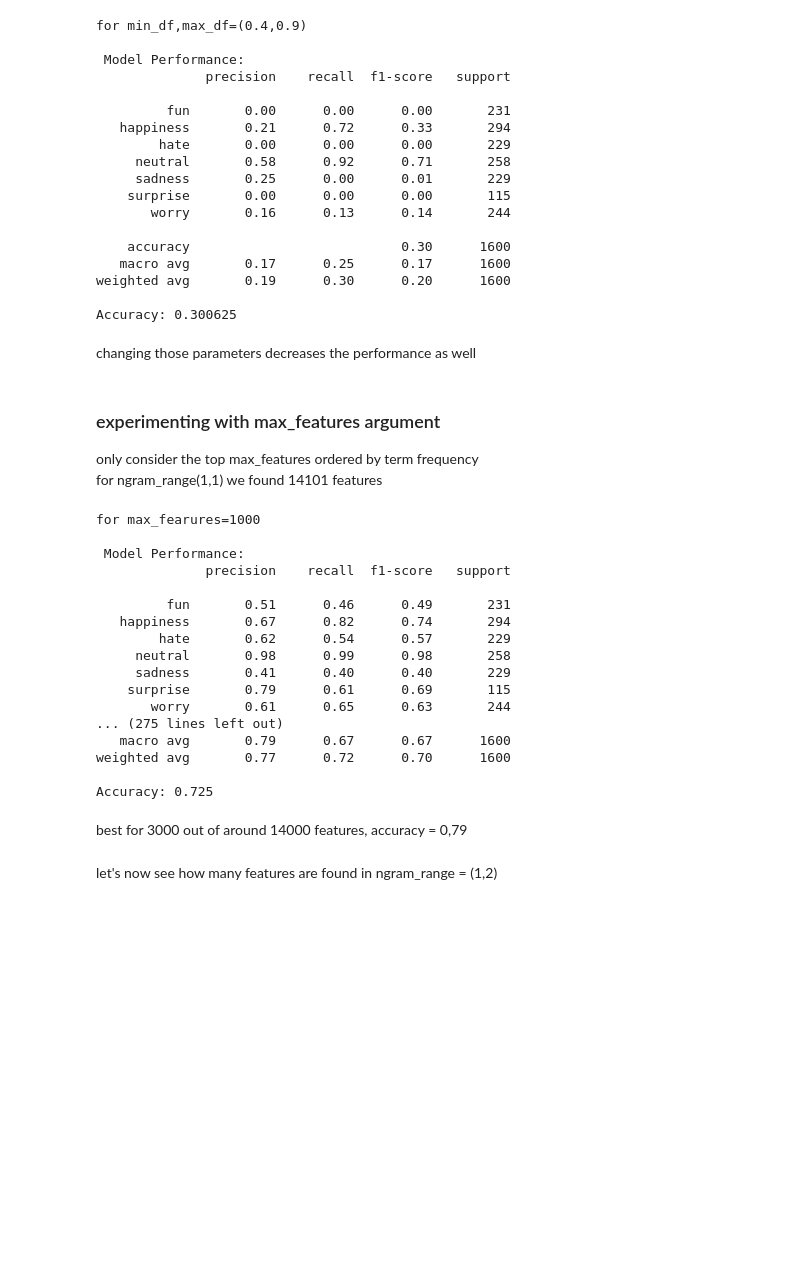
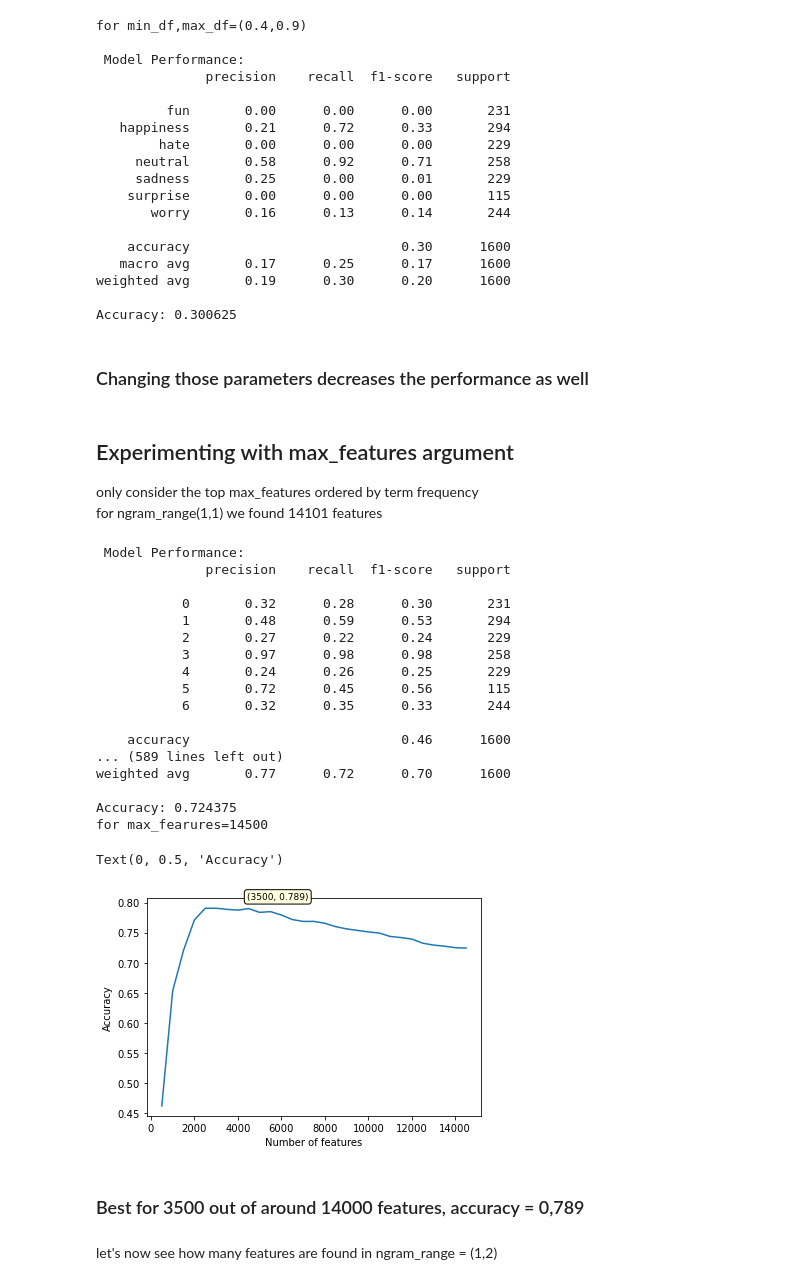
Before and after one commit to michalwietecki/text-emotion-classification, a Jupyter notebook: classification.ipynb, the cells around one changed output. Drawn from its saved outputs; the diff is of its cells as text; code cells hidden in the pictures; blank space fills up the shorter version.

Commit message:
classification visualization for BOW

```diff
--- a/classification.ipynb
+++ b/classification.ipynb
@@ -73,7 +87,9 @@ def model_evaluation(pipeline):
     y_pred = pipeline.predict(X_test)
     print("\n Model Performance:")
     print(classification_report(y_test, y_pred))
-    print("Accuracy:", accuracy_score(y_test, y_pred))
+    accuracy = accuracy_score(y_test, y_pred)
+    print("Accuracy:", accuracy)
+    return accuracy
 # %% [markdown]
 # Multinomial Naive Bayes with various vectorization techniques
 # %% [markdown]
@@ -382,45 +400,70 @@ weighted avg       0.19      0.30      0.20      1600
 
 Accuracy: 0.300625
 # %% [markdown]
-changing those parameters decreases the performance as well
+### Changing those parameters decreases the performance as well
 # %% [markdown]
-### experimenting with max_features argument
+## Experimenting with max_features argument
 only consider the top max_features ordered by term frequency <br>
 for ngram_range(1,1) we found 14101 features
 # %%
-for features in [k*1000 for k in [1,2,3,4,5,6,7,8,9,10,11,12,13,14]]:
+feature_number = []
+accuraccies = []
+
+for features in [k*500 for k in range(1,30)]:
     bow_pipeline = Pipeline([
         ('vectorizer', CountVectorizer(ngram_range=(1, 1), max_features = features)),
         ('classifier', MultinomialNB())
     ])
 
     bow_pipeline.fit(X_train, y_train)
-
+    accuracy = model_evaluation(bow_pipeline)
     print(f"for max_fearures={features}")
-    model_evaluation(bow_pipeline)
+    feature_number.append(features)
+    accuraccies.append(accuracy)
     print("")
     print("")
     print("")
 # %% [output]
-for max_fearures=1000
-
  Model Performance:
               precision    recall  f1-score   support
 
-         fun       0.51      0.46      0.49       231
-   happiness       0.67      0.82      0.74       294
-        hate       0.62      0.54      0.57       229
-     neutral       0.98      0.99      0.98       258
-     sadness       0.41      0.40      0.40       229
-    surprise       0.79      0.61      0.69       115
-       worry       0.61      0.65      0.63       244
-... (275 lines left out)
-   macro avg       0.79      0.67      0.67      1600
+           0       0.32      0.28      0.30       231
+           1       0.48      0.59      0.53       294
+           2       0.27      0.22      0.24       229
+           3       0.97      0.98      0.98       258
+           4       0.24      0.26      0.25       229
+           5       0.72      0.45      0.56       115
+           6       0.32      0.35      0.33       244
+
+    accuracy                           0.46      1600
+... (589 lines left out)
 weighted avg       0.77      0.72      0.70      1600
 
-Accuracy: 0.725
+Accuracy: 0.724375
+for max_fearures=14500
+# %%
+plt.plot(feature_number, accuraccies)
+max_index = np.argmax(y)
+max_f = feature_number[max_index]
+max_acc = accuraccies[max_index]
+
+plt.annotate(
+    f"({max_f:.0f}, {max_acc:.3f})",
+    (max_f, max_acc),
+    textcoords="offset points",
+    xytext=(20, 10),  # Move to the right and down
+    ha="left",
+    fontsize=9,
+    color="black",
+    bbox=dict(boxstyle="round,pad=0.3", edgecolor="black", facecolor="lightyellow")
+)
+plt.xlabel("Number of features")
+plt.ylabel("Accuracy")
+# %% [output]
+Text(0, 0.5, 'Accuracy')
+[figure, added]
 # %% [markdown]
-best for 3000 out of around 14000 features, accuracy = 0,79
+### Best for 3500 out of around 14000 features, accuracy = 0,789
 # %% [markdown]
 let's now see how many features are found in ngram_range = (1,2)
 # %%
```
Also changed, not shown: parts of 8 cells of this notebook.
